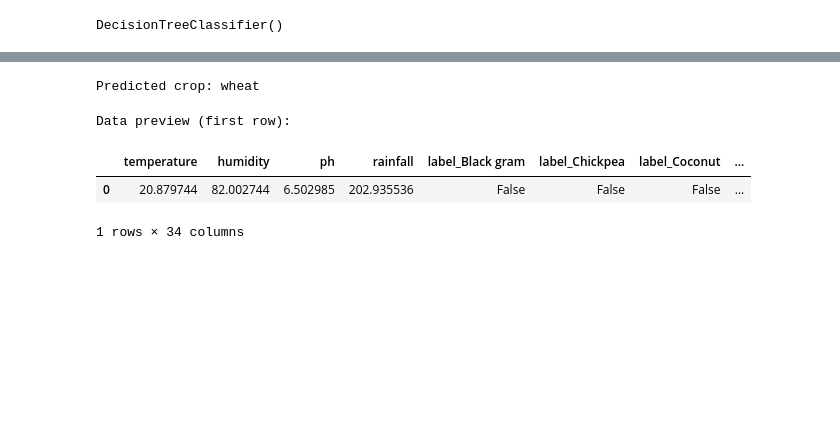
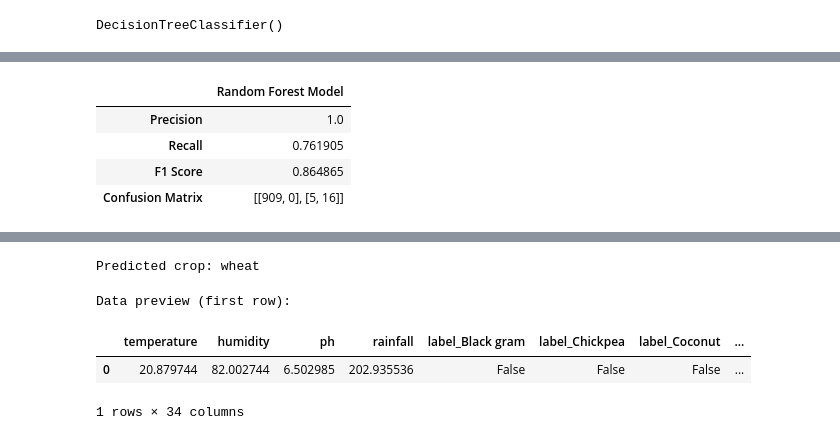
Before and after one commit to siddhant-rajhans/ML_crop-prediction, a Jupyter notebook: cp_simplified.ipynb, the cells around one changed output, grey strips where cells are left out. Saved outputs shown, nothing was run; the diff lists cells and outputs as text; code cells hidden in the pictures; blank space fills up the shorter version.

```diff
--- a/cp_simplified.ipynb
+++ b/cp_simplified.ipynb
@@ -116,0 +182,8 @@ DecisionTreeClassifier()
+# %%
+display(rf_metrics_df)
+# %% [output]
+|  | Random Forest Model |
+| Precision | 1.0 |
+| Recall | 0.761905 |
+| F1 Score | 0.864865 |
+| Confusion Matrix | [[909, 0], [5, 16]] |
```
Also changed, not shown: parts of 10 cells of this notebook, 9 other files.
